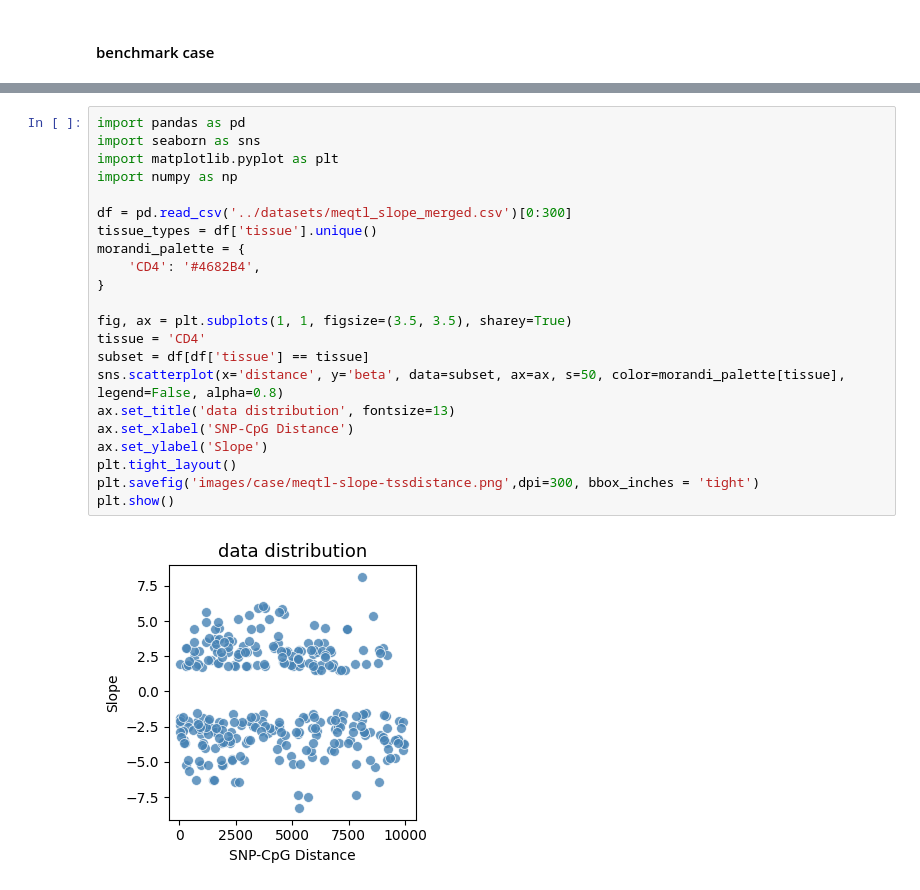
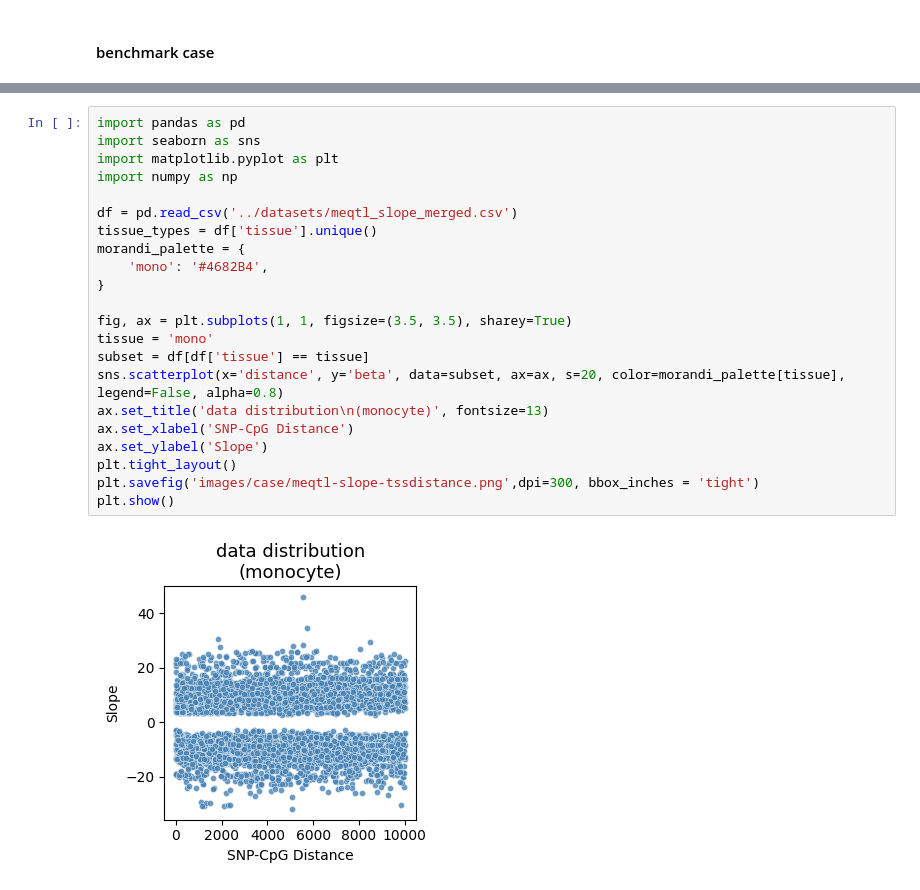
Before and after one commit to Liuzhe30/DNAMutBenchMark, a Jupyter notebook: experiments/case_visualization.ipynb, the cells around one changed output, grey strips where cells are left out. Drawn from its saved outputs; the diff is of its cells as text.

```diff
--- a/experiments/case_visualization.ipynb
+++ b/experiments/case_visualization.ipynb
@@ -256,24 +210,24 @@ plt.show()
 # %%
 import pandas as pd
 import seaborn as sns
 import matplotlib.pyplot as plt
 import numpy as np
 
-df = pd.read_csv('../datasets/meqtl_slope_merged.csv')[0:300]
+df = pd.read_csv('../datasets/meqtl_slope_merged.csv')
 tissue_types = df['tissue'].unique()
 morandi_palette = {
-    'CD4': '#4682B4',
+    'mono': '#4682B4',
 }
 
 fig, ax = plt.subplots(1, 1, figsize=(3.5, 3.5), sharey=True)
-tissue = 'CD4'
+tissue = 'mono'
 subset = df[df['tissue'] == tissue]
-sns.scatterplot(x='distance', y='beta', data=subset, ax=ax, s=50, color=morandi_palette[tissue], legend=False, alpha=0.8)
-ax.set_title('data distribution', fontsize=13)
+sns.scatterplot(x='distance', y='beta', data=subset, ax=ax, s=20, color=morandi_palette[tissue], legend=False, alpha=0.8)
+ax.set_title('data distribution\n(monocyte)', fontsize=13)
 ax.set_xlabel('SNP-CpG Distance')
 ax.set_ylabel('Slope')
 plt.tight_layout()
 plt.savefig('images/case/meqtl-slope-tssdistance.png',dpi=300, bbox_inches = 'tight')
 plt.show()
 # %% [output]
-[figure, old version]
+[figure, new version]
```
Also changed, not shown: parts of 4 cells of this notebook, 2 other files.
